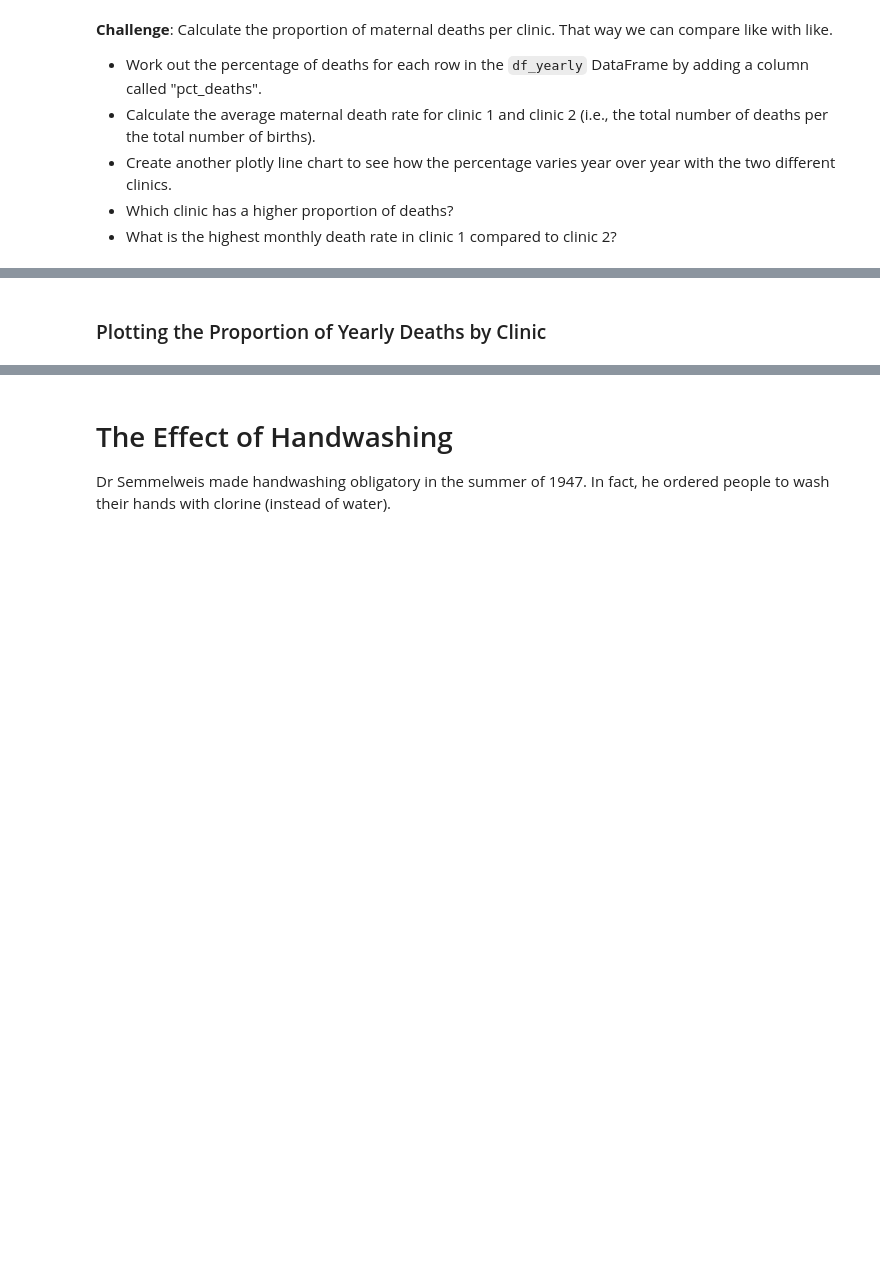
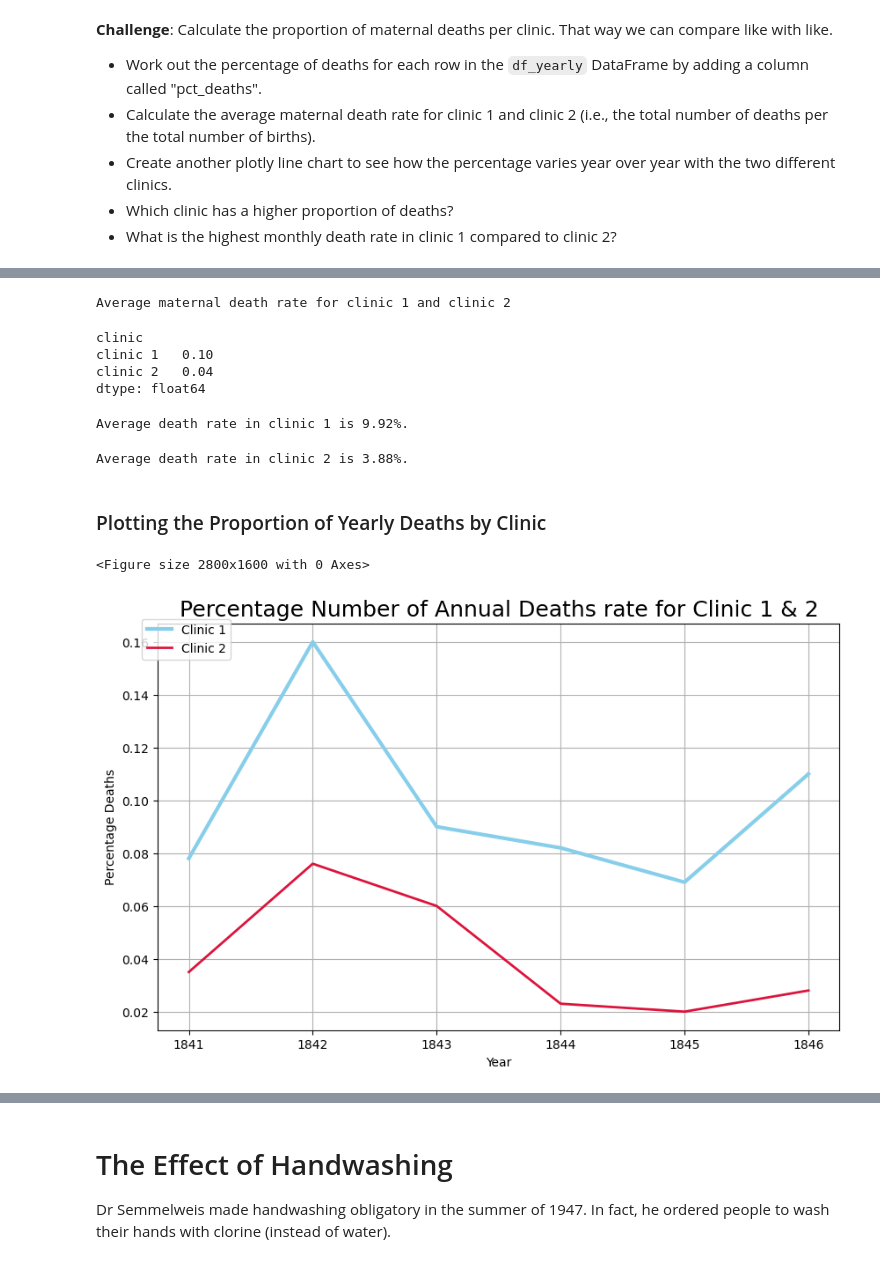
Before and after one commit to ImamSyabana/PythonDay16-100, a Jupyter notebook: Day 80/Dr_Semmelweis_Handwashing_Discovery_(start).ipynb, the cells around one changed output, grey strips where cells are left out. Drawn from its saved outputs; the diff is of its cells as text; code cells hidden in the pictures; blank space fills up the shorter version.

```diff
--- a/Day 80/Dr_Semmelweis_Handwashing_Discovery_(start).ipynb
+++ b/Day 80/Dr_Semmelweis_Handwashing_Discovery_(start).ipynb
@@ -319,0 +407,8 @@ Now let's look at the annual data instead.
+# %%
+pct_deaths_list = []
+
+for row in df_yearly.values:
+    result = ((row[2] / row[1]))
+    pct_deaths_list.append(float(f"{result:.2}"))
+
+pct_deaths_list
@@ -319,0 +417,3 @@ Now let's look at the annual data instead.
+# %%
+df_yearly["pct_deaths"] = pct_deaths_list
+df_yearly
@@ -320,2 +434,54 @@ Now let's look at the annual data instead.
+# %%
+print(f"Average maternal death rate for clinic 1 and clinic 2")
+
+df_yearly.groupby(by='clinic').sum()['deaths'] / df_yearly.groupby(by='clinic').sum()['births']
+# %% [output]
+Average maternal death rate for clinic 1 and clinic 2
+clinic
+clinic 1   0.10
+clinic 2   0.04
+dtype: float64
+# %%
+clinic_1 = df_yearly[df_yearly.clinic == 'clinic 1']
+avg_c1 = clinic_1.deaths.sum() / clinic_1.births.sum() * 100
+print(f'Average death rate in clinic 1 is {avg_c1:.3}%.')
+# %% [output]
+Average death rate in clinic 1 is 9.92%.
+# %%
+clinic_2 = df_yearly[df_yearly.clinic == 'clinic 2']
+avg_c2 = clinic_2.deaths.sum() / clinic_2.births.sum() * 100
+print(f'Average death rate in clinic 2 is {avg_c2:.3}%.')
+# %% [output]
+Average death rate in clinic 2 is 3.88%.
 # %% [markdown]
 ### Plotting the Proportion of Yearly Deaths by Clinic
+# %%
+plt.figure(figsize=(14,8), dpi=200)
+
+y_1 = df_yearly[df_yearly['clinic'] == 'clinic 1']['pct_deaths']
+y_2 = df_yearly[df_yearly['clinic'] == 'clinic 2']['pct_deaths']
+
+x = years_included
+
+# Create the figure and the primary axes
+fig, ax1 = plt.subplots(figsize=(10, 6))
+
+# Plot the first dataset on the primary y-axis
+ax1.plot(x, y_1, 'skyblue', label='Clinic 1', linestyle='solid' , linewidth=3)
+ax1.plot(x, y_2, 'crimson', label='Clinic 2', linestyle='solid', linewidth=2)
+
+ax1.set_xlabel('Year')
+ax1.set_ylabel('Percentage Deaths', color='black')
+ax1.tick_params(axis='y', labelcolor='black')
+
+
+# Add a title and legend
+plt.title('Percentage Number of Annual Deaths rate for Clinic 1 & 2', fontsize=18)
+fig.legend(loc="upper left", bbox_to_anchor=(0.1, 0.9)) # Place legend for both lines
+
+# Display the plot
+plt.grid(True, 'both')
+plt.show()
+# %% [output]
+<Figure size 2800x1600 with 0 Axes>
+[figure, added]
```
Also changed, not shown: parts of 47 cells of this notebook.
